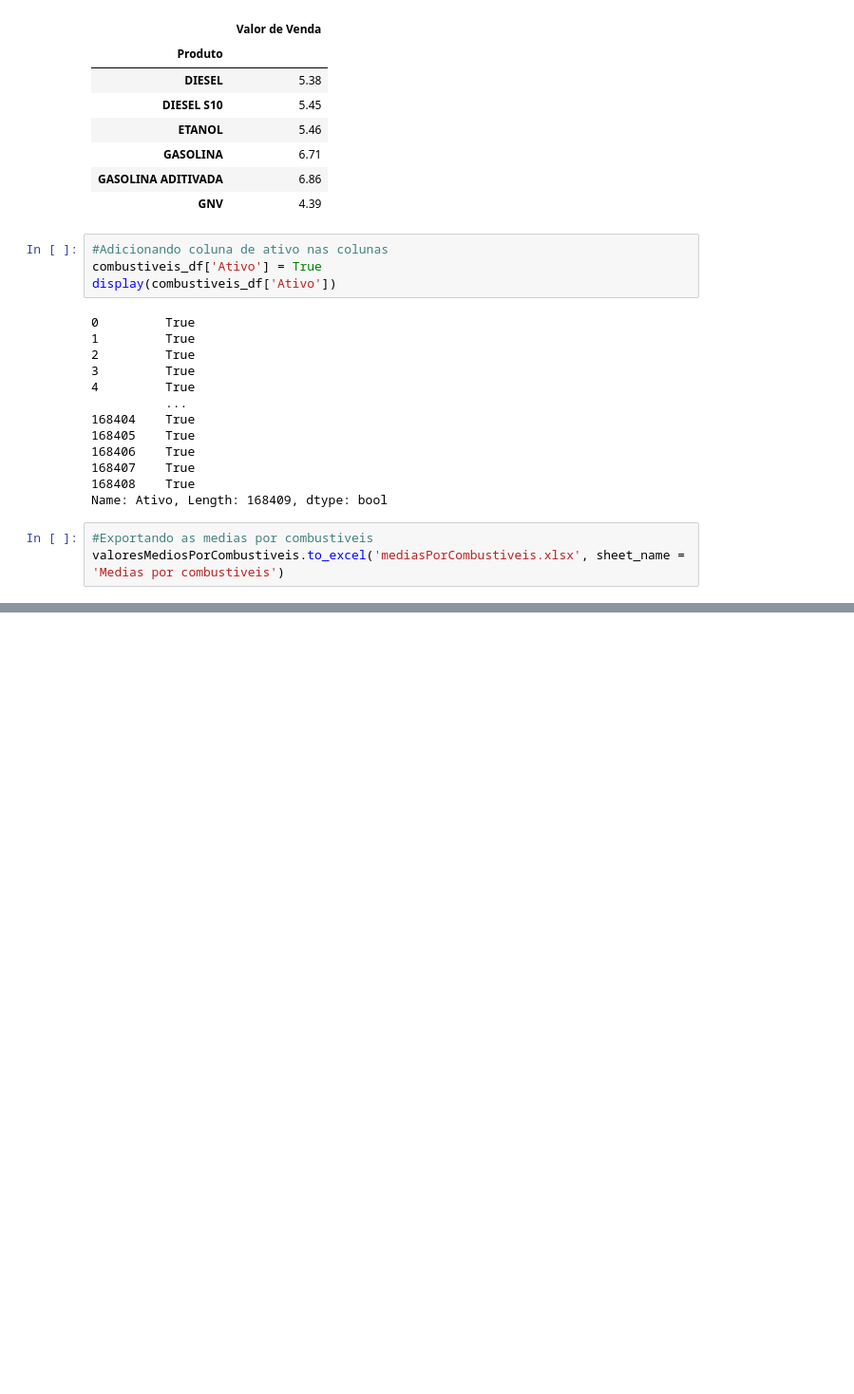
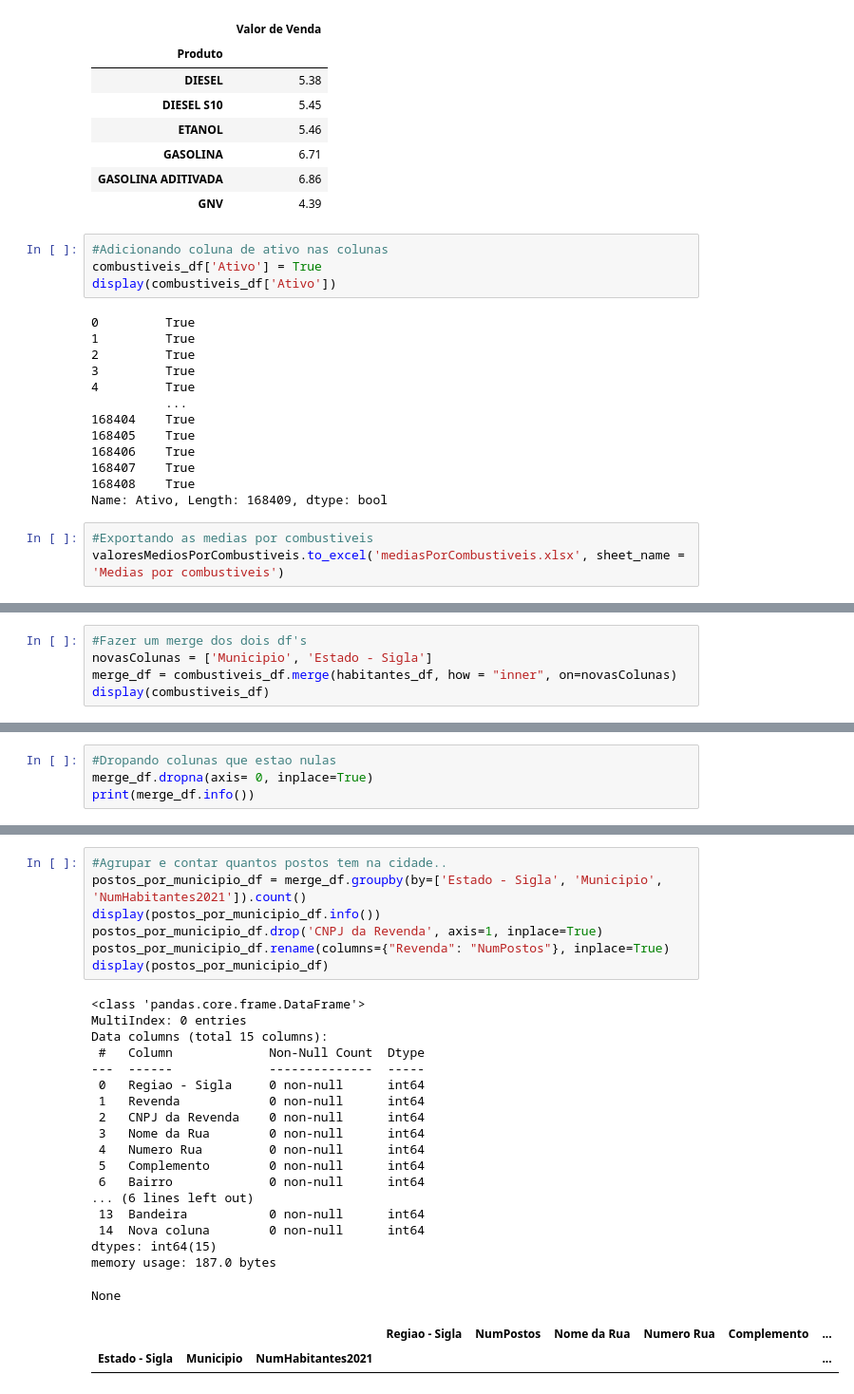
Before and after one commit to Matheuslx/pythonComPandas, a Jupyter notebook: PythonComPandas.ipynb, the cells around one changed output, grey strips where cells are left out. Shown at 95% size. Saved outputs shown, nothing was run; the diff lists cells and outputs as text; blank space fills up the shorter version.

```diff
--- a/PythonComPandas.ipynb
+++ b/PythonComPandas.ipynb
@@ -226,0 +291,5 @@ valoresMediosPorCombustiveis.to_excel('mediasPorCombustiveis.xlsx', sheet_name =
+# %%
+#Fazer um merge dos dois df's
+novasColunas = ['Municipio', 'Estado - Sigla']
+merge_df = combustiveis_df.merge(habitantes_df, how = "inner", on=novasColunas)
+display(combustiveis_df)
@@ -226,0 +310,4 @@ valoresMediosPorCombustiveis.to_excel('mediasPorCombustiveis.xlsx', sheet_name =
+# %%
+#Dropando colunas que estao nulas
+merge_df.dropna(axis= 0, inplace=True)
+print(merge_df.info())
@@ -226,0 +332,28 @@ valoresMediosPorCombustiveis.to_excel('mediasPorCombustiveis.xlsx', sheet_name =
+# %%
+#Agrupar e contar quantos postos tem na cidade..
+postos_por_municipio_df = merge_df.groupby(by=['Estado - Sigla', 'Municipio', 'NumHabitantes2021']).count()
+display(postos_por_municipio_df.info())
+postos_por_municipio_df.drop('CNPJ da Revenda', axis=1, inplace=True)
+postos_por_municipio_df.rename(columns={"Revenda": "NumPostos"}, inplace=True)
+display(postos_por_municipio_df)
+# %% [output]
+<class 'pandas.core.frame.DataFrame'>
+MultiIndex: 0 entries
+Data columns (total 15 columns):
+ #   Column             Non-Null Count  Dtype
+---  ------             --------------  -----
+ 0   Regiao - Sigla     0 non-null      int64
+ 1   Revenda            0 non-null      int64
+ 2   CNPJ da Revenda    0 non-null      int64
+ 3   Nome da Rua        0 non-null      int64
+ 4   Numero Rua         0 non-null      int64
+ 5   Complemento        0 non-null      int64
+ 6   Bairro             0 non-null      int64
+... (6 lines left out)
+ 13  Bandeira           0 non-null      int64
+ 14  Nova coluna        0 non-null      int64
+dtypes: int64(15)
+memory usage: 187.0 bytes
+None
+|  |  |  | Regiao - Sigla | NumPostos | Nome da Rua | Numero Rua | Complemento | ... |
+| Estado - Sigla | Municipio | NumHabitantes2021 |  |  |  |  |  | ... |
```
Also changed, not shown: parts of 6 cells of this notebook.
